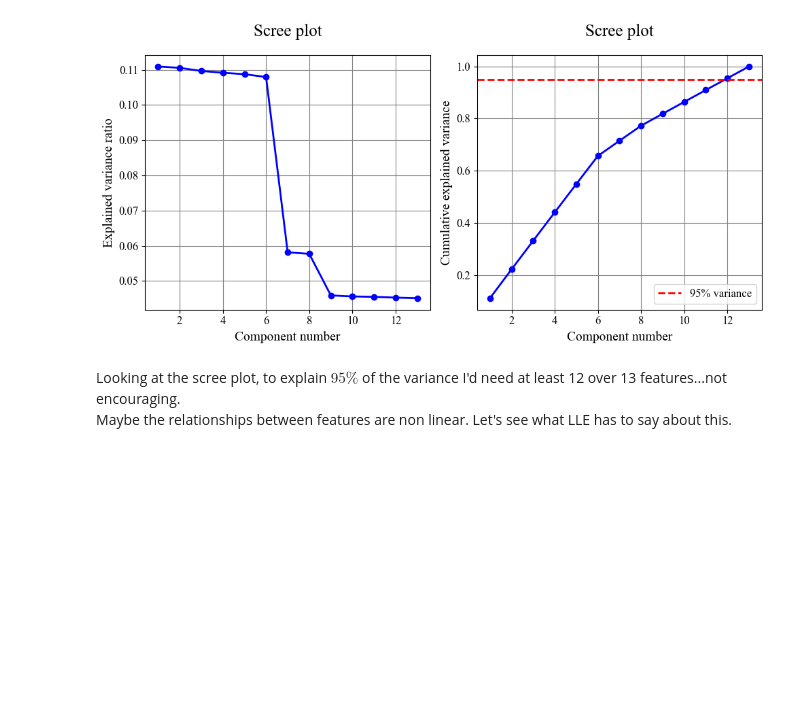
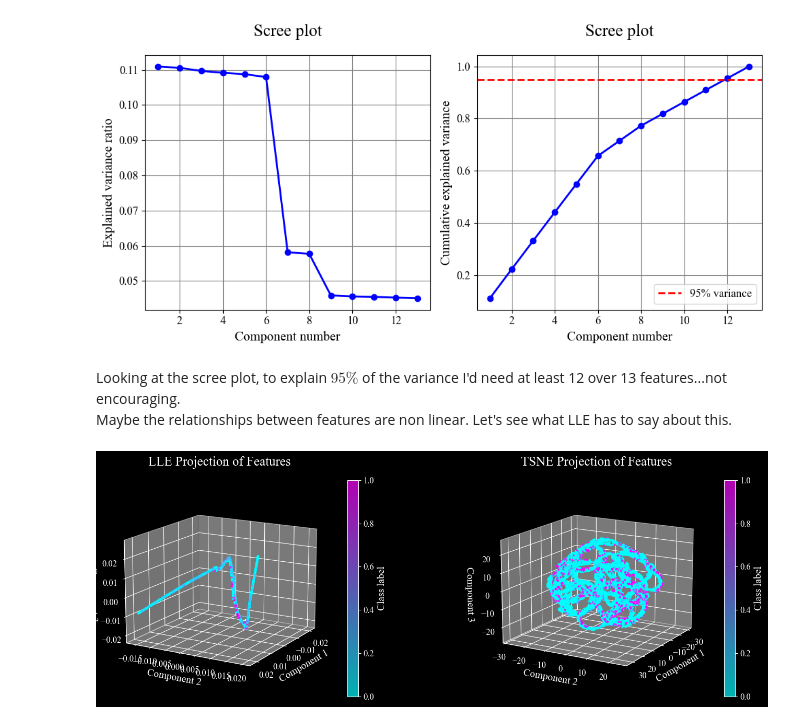
Before and after one commit to Richardforphys/Astrostatistics, a Jupyter notebook: Notebooks/Exam/LIGO/LIGO_v2/LIGO2.ipynb, the cells around one changed output. Drawn from its saved outputs; the diff is of its cells as text; code cells hidden in the pictures; blank space fills up the shorter version.

```diff
--- a/Notebooks/Exam/LIGO/LIGO_v2/LIGO2.ipynb
+++ b/Notebooks/Exam/LIGO/LIGO_v2/LIGO2.ipynb
@@ -19,5 +20,5 @@ data = np.load(r"C:\Users\ricca\Documents\Unimib-Code\AstroStatistics\Notebooks\
 # %%
-keys = np.load(r"C:\Users\ricca\Documents\Unimib-Code\AstroStatistics\Notebooks\Exam\LIGO\LIGO_v2\Npy\keys.npy")
+keys = np.load(r"C:\Users\Phisio97\Documents\Astrostatistics\Notebooks\Exam\LIGO\LIGO_v2\Npy\keys.npy")
 # %%
 df = pd.DataFrame(data, columns=keys)
 # %%
@@ -66,4 +67,7 @@ Text(0, 0.5, 'Explained variance ratio')
 # %% [markdown]
 Looking at the scree plot, to explain $95 \%$ of the variance I'd need at least 12 over 13 features...not encouraging.\
 Maybe the relationships between features are non linear. Let's see what LLE has to say about this.
+# %%
+X_ds = X[::10, :]
+y_ds = y[::10]
 # %%
@@ -71,3 +75,41 @@ from sklearn.manifold import LocallyLinearEmbedding
 # %%
-LLE = LocallyLinearEmbedding(n_components=2, n_neighbors=20)
-X_lle = LLE.fit_transform(X_scaled)
+LLE = LocallyLinearEmbedding(n_components=3, n_neighbors=20)
+X_lle = LLE.fit_transform(X_ds)
+# %%
+tsne = TSNE(n_components=3,
+            perplexity=30,
+            learning_rate=200,
+            random_state=42)
+X_tsne = tsne.fit_transform(X_ds)
+# %%
+from mpl_toolkits.mplot3d import Axes3D
+import seaborn as sns
+
+with plt.style.context('dark_background'):
+
+    fig = plt.figure(figsize=(15, 5))
+
+    # --- LLE 3D ---
+    ax1 = fig.add_subplot(1, 2, 1, projection='3d')
+    p1 = ax1.scatter(X_lle[:, 0], X_lle[:, 1], X_lle[:, 2], c=y_ds, cmap='cool', s=5, alpha=0.7)
+    fig.colorbar(p1, ax=ax1, label='Class label')
+    ax1.set_title("LLE Projection of Features")
+    ax1.set_xlabel("Component 1")
+    ax1.set_ylabel("Component 2")
+    ax1.set_zlabel("Component 3")
+
+    # --- t-SNE 3D ---
+    ax2 = fig.add_subplot(1, 2, 2, projection='3d')
+    p2 = ax2.scatter(X_tsne[:, 0], X_tsne[:, 1], X_tsne[:, 2], c=y_ds, cmap='cool', s=5, alpha=0.7)
+    fig.colorbar(p2, ax=ax2, label='Class label')
+    ax2.set_title("TSNE Projection of Features")
+    ax2.set_xlabel("Component 1")
+    ax2.set_ylabel("Component 2")
+    ax2.set_zlabel("Component 3")
+    ax2.view_init(elev=15, azim=30)
+    ax1.view_init(elev=15, azim=30)
+
+    plt.tight_layout()
+    plt.show()
+# %% [output]
+[figure, added]
```
Also changed, not shown: parts of 7 cells of this notebook, 2 other files.
